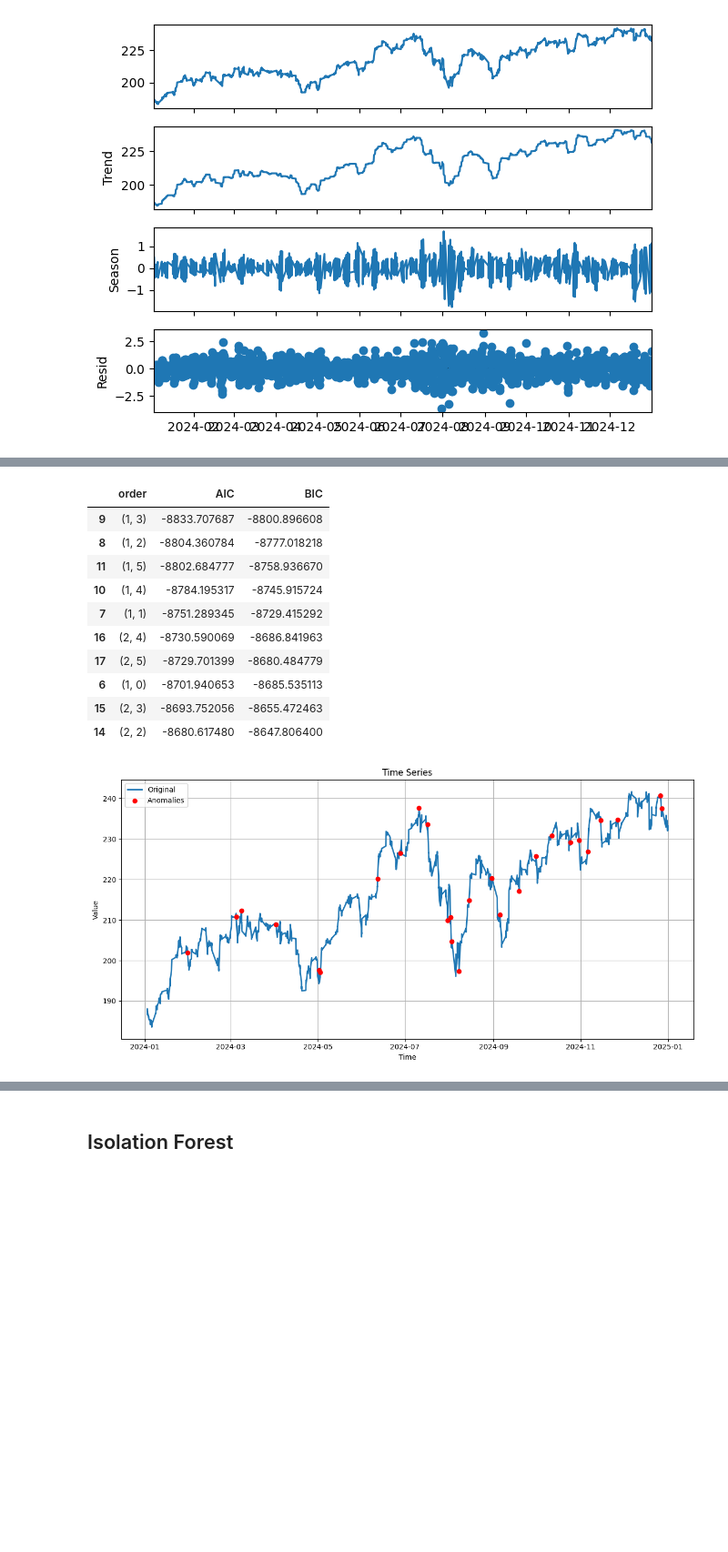
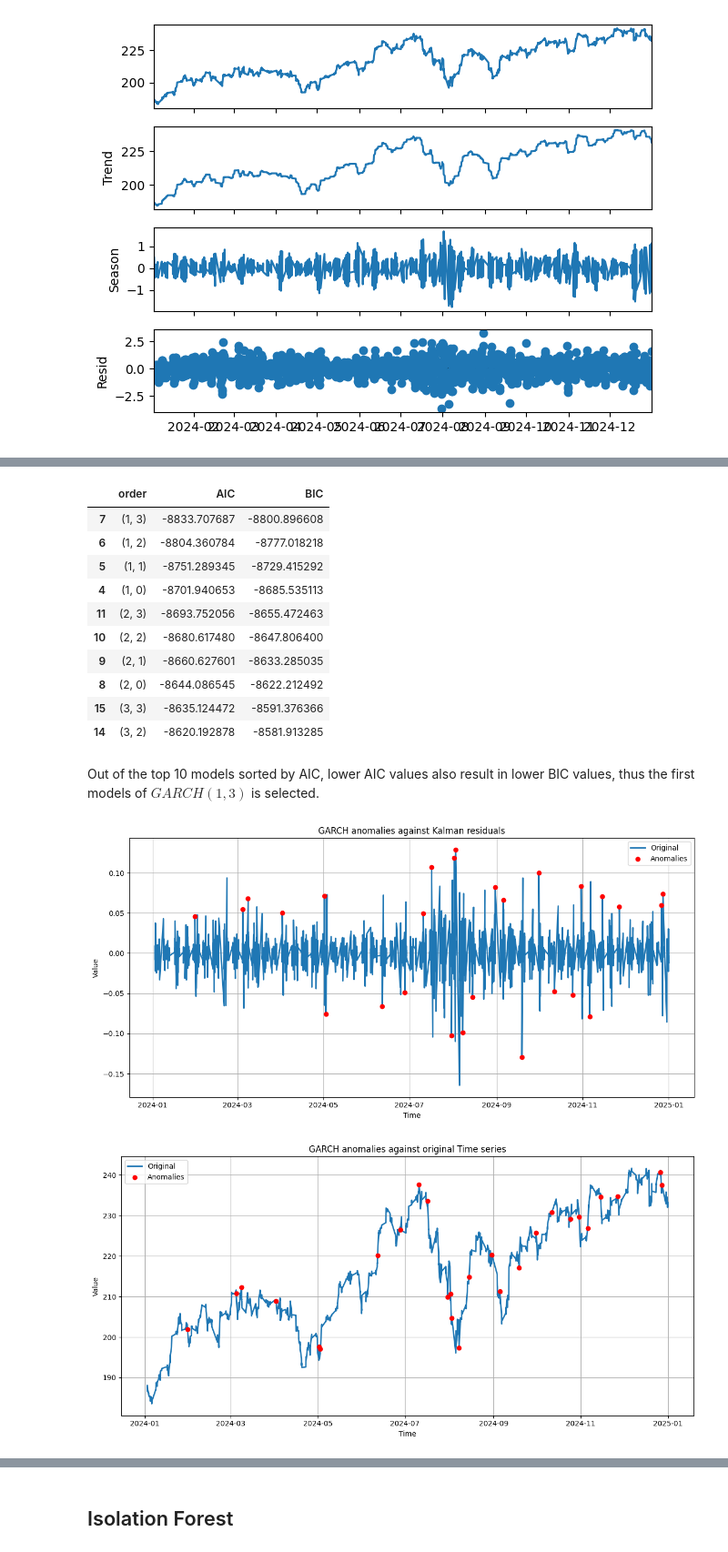
Before and after one commit to Jiaqi-Tang/Time-Series-Anomaly, a Jupyter notebook: notebooks/quant_finance.ipynb, the cells around one changed output, grey strips where cells are left out. Shown at 91% size. Cells and saved outputs as stored; diff of their text form; code cells hidden in the pictures; blank space fills up the shorter version.

```diff
--- a/notebooks/quant_finance.ipynb
+++ b/notebooks/quant_finance.ipynb
@@ -71,25 +138,29 @@ plot_scatter(kalman_result['resid'])
 # %%
 from src.models.statistical.arch_models import garch_grid_search
 
-results_table = garch_grid_search(kalman_result['resid'], max_p=2, max_q=5)
+results_table = garch_grid_search(kalman_result['resid'], max_p=3, max_q=3)
 df_results = pd.DataFrame(results_table).sort_values('AIC', na_position='last')
 
 display(df_results[['order', 'AIC', 'BIC']].head(10))
 # %% [output]
 |  | order | AIC | BIC |
-| 9 | (1, 3) | -8833.707687 | -8800.896608 |
-| 8 | (1, 2) | -8804.360784 | -8777.018218 |
-| 11 | (1, 5) | -8802.684777 | -8758.936670 |
-| 10 | (1, 4) | -8784.195317 | -8745.915724 |
-| 7 | (1, 1) | -8751.289345 | -8729.415292 |
-| 16 | (2, 4) | -8730.590069 | -8686.841963 |
-| 17 | (2, 5) | -8729.701399 | -8680.484779 |
-| 6 | (1, 0) | -8701.940653 | -8685.535113 |
-| 15 | (2, 3) | -8693.752056 | -8655.472463 |
-| 14 | (2, 2) | -8680.617480 | -8647.806400 |
+| 7 | (1, 3) | -8833.707687 | -8800.896608 |
+| 6 | (1, 2) | -8804.360784 | -8777.018218 |
+| 5 | (1, 1) | -8751.289345 | -8729.415292 |
+| 4 | (1, 0) | -8701.940653 | -8685.535113 |
+| 11 | (2, 3) | -8693.752056 | -8655.472463 |
+| 10 | (2, 2) | -8680.617480 | -8647.806400 |
+| 9 | (2, 1) | -8660.627601 | -8633.285035 |
+| 8 | (2, 0) | -8644.086545 | -8622.212492 |
+| 15 | (3, 3) | -8635.124472 | -8591.376366 |
+| 14 | (3, 2) | -8620.192878 | -8581.913285 |
+# %% [markdown]
+Out of the top 10 models sorted by AIC, lower AIC values also result in lower BIC values, thus the first models of $GARCH(1, 3)$ is selected.
 # %%
 best_garch_model = df_results.iloc[0]
 
-plot_ts(ts, anom=best_garch_model['anom'])
+plot_ts(kalman_result['resid'], anom=best_garch_model['anom'], title="GARCH anomalies against Kalman residuals")
+plot_ts(ts, anom=best_garch_model['anom'], title="GARCH anomalies against original Time series")
 # %% [output]
-[figure, old version]
+[figure, new version]
+[figure, added]
```
Also changed, not shown: parts of 45 cells of this notebook, 3 other files.
